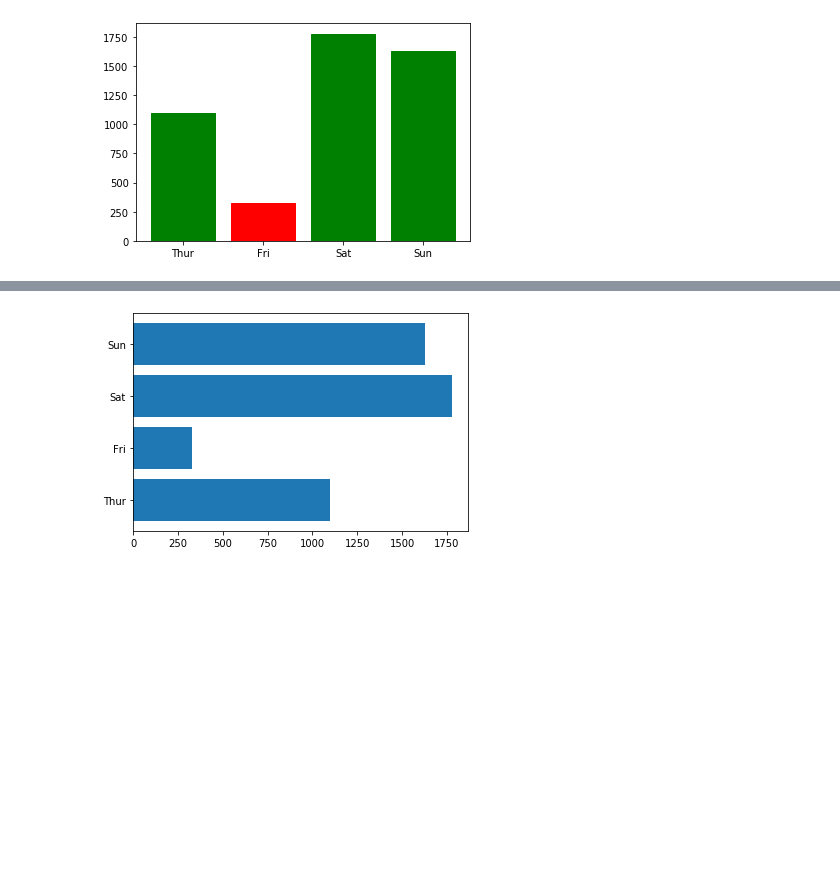
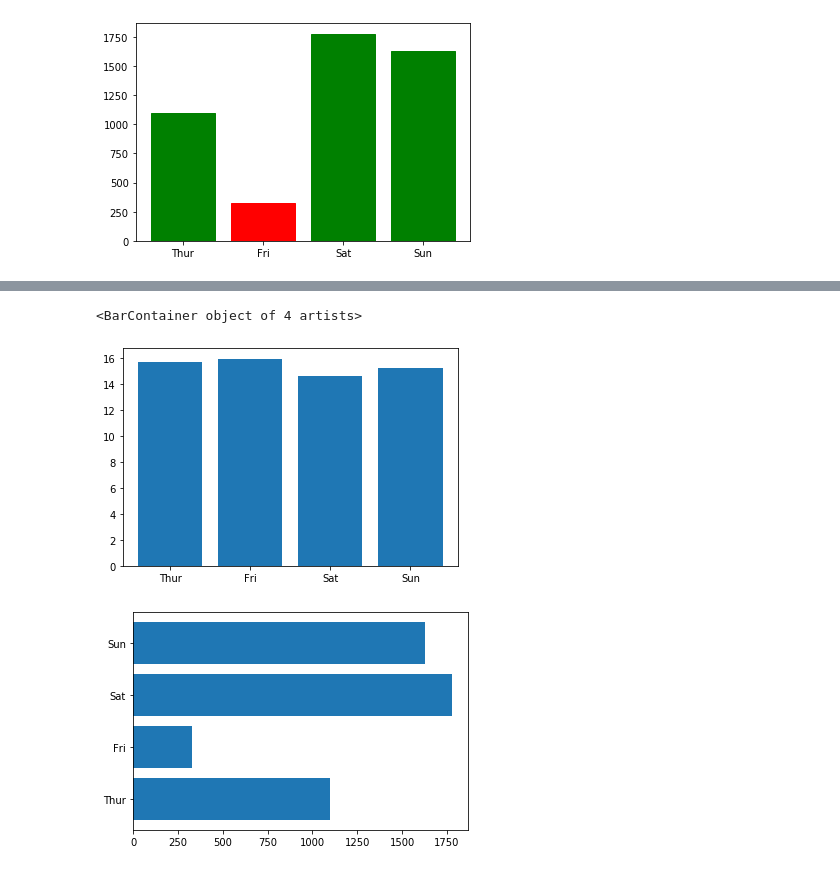
Before and after one commit to srikanthpragada/DS_06_JAN_2020, a Jupyter notebook: matplotlibdemo.ipynb, the cells around one changed output, grey strips where cells are left out. Cells and saved outputs as stored; diff of their text form; code cells hidden in the pictures; blank space fills up the shorter version.

```diff
--- a/matplotlibdemo.ipynb
+++ b/matplotlibdemo.ipynb
@@ -47,3 +47,7 @@ for a in b:
 # %% [output]
 <BarContainer object of 4 artists>
 [figure]
+# %%
+tip_per = tips.groupby("day", as_index=False)['total_bill','tip'].sum()
+# %%
+tip_per['per'] = tip_per.tip / tip_per.total_bill * 100
@@ -50,3 +62,8 @@ for a in b:
+# %%
+plt.bar(tip_per.day, tip_per.per)
+# %% [output]
+<BarContainer object of 4 artists>
+[figure, added]
 # %%
 g = plt.barh(y=day_total['day'],width=day_total['total_bill'])
 # %% [output]
```
Also changed, not shown: parts of 12 cells of this notebook, 1 other file.
